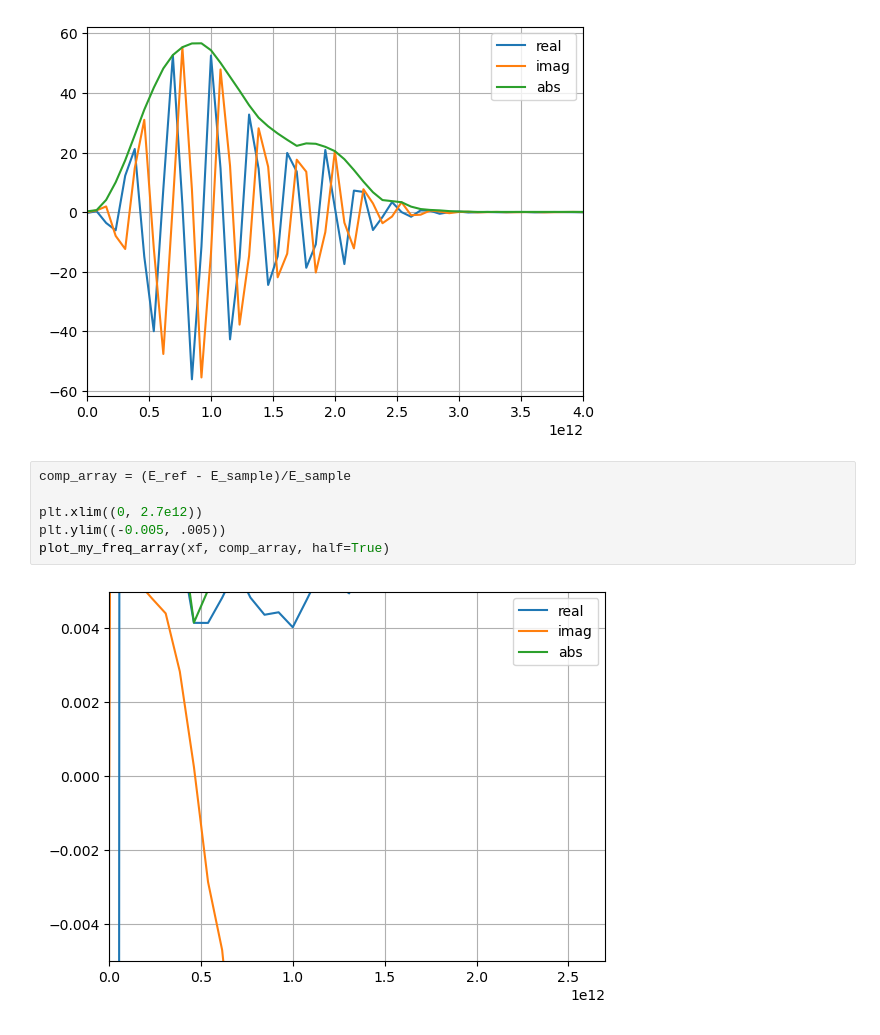
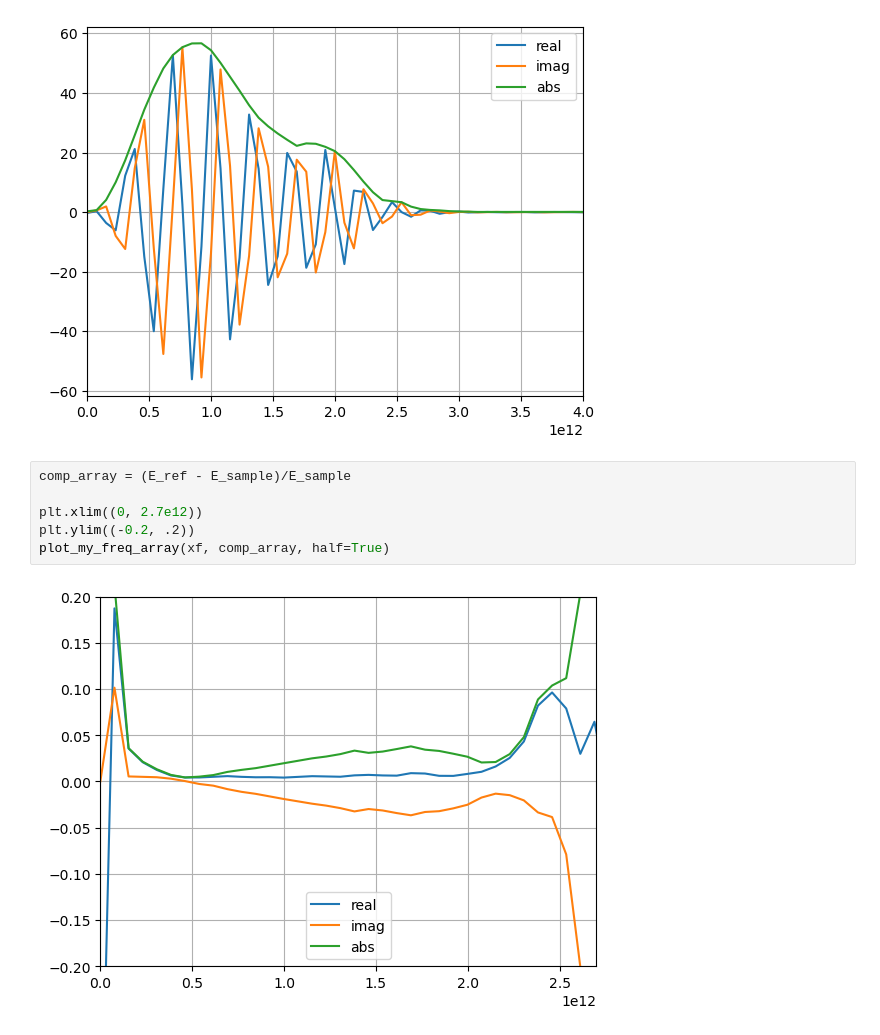
Before and after one commit to sebranchett/cheme-om-fft, a Jupyter notebook: FFT_data.ipynb, the cells around one changed output. Saved outputs shown, nothing was run; the diff lists cells and outputs as text.

```diff
--- a/FFT_data.ipynb
+++ b/FFT_data.ipynb
@@ -112,11 +112,11 @@ plot_my_freq_array(xf, E_sample, half=True)
 # %%
 comp_array = (E_ref - E_sample)/E_sample
 
 plt.xlim((0, 2.7e12))
-plt.ylim((-0.005, .005))
+plt.ylim((-0.2, .2))
 plot_my_freq_array(xf, comp_array, half=True)
 # %% [output]
-[figure, old version]
+[figure, new version]
 # %%
 from scipy.signal import blackman
 w = blackman(N)
```
Also changed, not shown: parts of 2 cells of this notebook.
